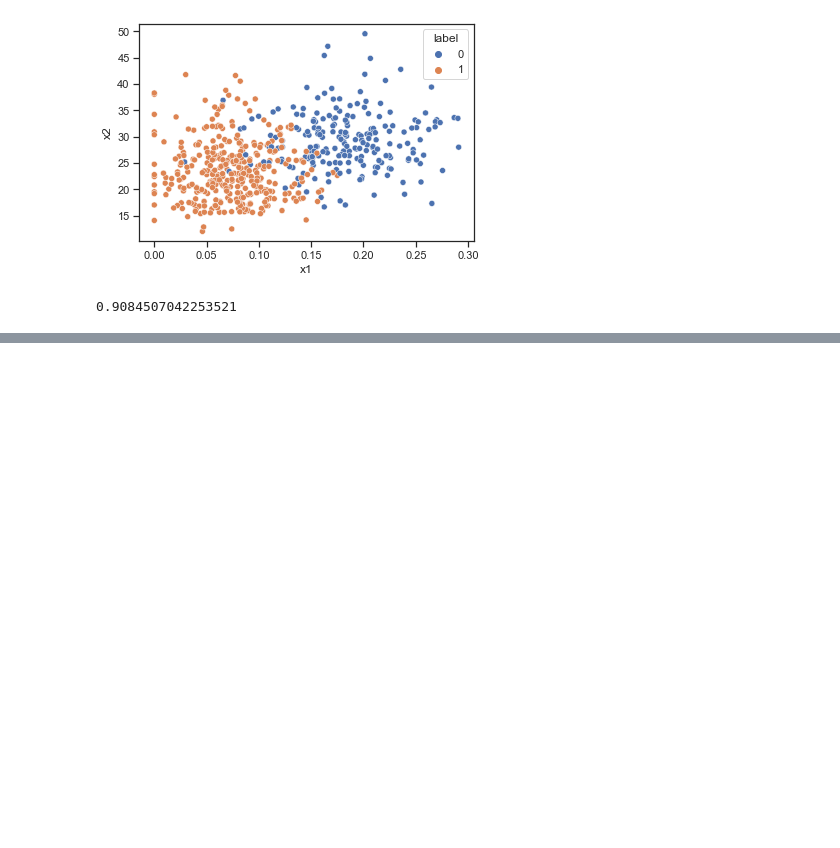
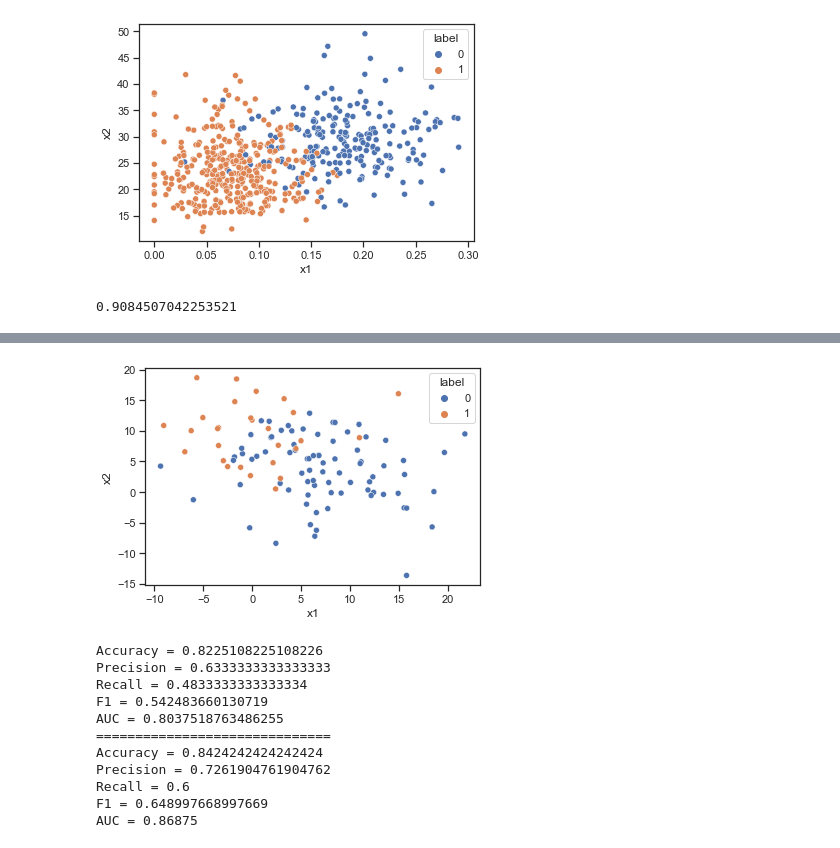
Before and after one commit to oxyu8/data-science, a Jupyter notebook: answer/classification.ipynb, the cells around one changed output, grey strips where cells are left out. Drawn from its saved outputs; the diff is of its cells as text; code cells hidden in the pictures; blank space fills up the shorter version.

```diff
--- a/answer/classification.ipynb
+++ b/answer/classification.ipynb
@@ -206,0 +212,66 @@ print(computeAccuracy(predictions, y_test))
+# %%
+"""
+層化k分割交差検証を用いた方が良い
+    ・各分割内でのクラスの比率が全体の比率と同じになるように分割をする.
+"""
+
+
+sample3_df = pd.read_table('../data/blobs/sample3.tsv', header=0, sep='\t')
+
+sns.scatterplot(x='x1', y='x2', hue='label', data=sample3_df)
+plt.show()
+
+from sklearn.linear_model import LogisticRegression
+from sklearn.model_selection import KFold
+from sklearn.model_selection import cross_validate
+from sklearn.model_selection import StratifiedKFold
+
+# データ準備
+X = sample3_df.drop('label', axis=1).values
+y = sample3_df['label'].values
+
+# K-Fold で汎化性能を評価する
+k_fold = KFold(n_splits=5, shuffle=True, random_state=123)
+
+#層化抽出法　で性能評価
+stratified_k_fold = StratifiedKFold(n_splits=5, shuffle=True, random_state=123)
+
+# 評価指標
+score_funcs = {'accuracy', 'precision', 'recall', 'f1', 'roc_auc'}
+
+# モデル定義
+clf = LogisticRegression()
+
+# Cross Validation で検証する
+scores = cross_validate(clf, X, y, cv=k_fold, scoring=score_funcs)
+
+# 評価結果を出力する
+print("Accuracy =", np.mean(scores['test_accuracy']))
+print("Precision =", np.mean(scores['test_precision']))
+print("Recall =", np.mean(scores['test_recall']))
+print("F1 =", np.mean(scores['test_f1']))
+print("AUC =", np.mean(scores['test_roc_auc']))
+
+print('==============================')
+
+scores = cross_validate(clf, X, y, cv=stratified_k_fold, scoring=score_funcs)
+
+# 評価結果を出力する
+print("Accuracy =", np.mean(scores['test_accuracy']))
+print("Precision =", np.mean(scores['test_precision']))
+print("Recall =", np.mean(scores['test_recall']))
+print("F1 =", np.mean(scores['test_f1']))
+print("AUC =", np.mean(scores['test_roc_auc']))
+# %% [output]
+[figure, added]
+Accuracy = 0.8225108225108226
+Precision = 0.6333333333333333
+Recall = 0.4833333333333334
+F1 = 0.542483660130719
+AUC = 0.8037518763486255
+==============================
+Accuracy = 0.8424242424242424
+Precision = 0.7261904761904762
+Recall = 0.6
+F1 = 0.648997668997669
+AUC = 0.86875
```
Also changed, not shown: parts of 6 cells of this notebook, 1 other file.
